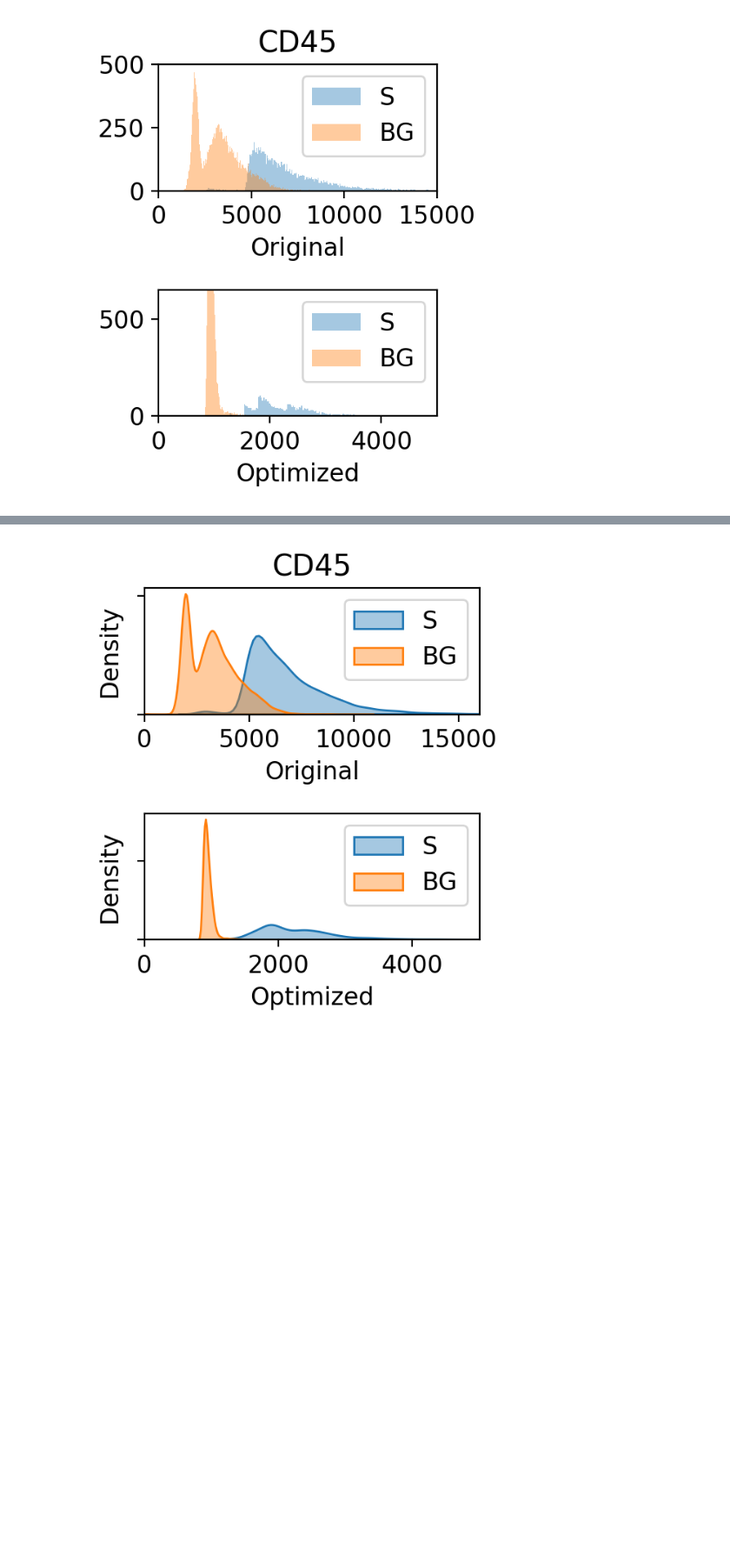
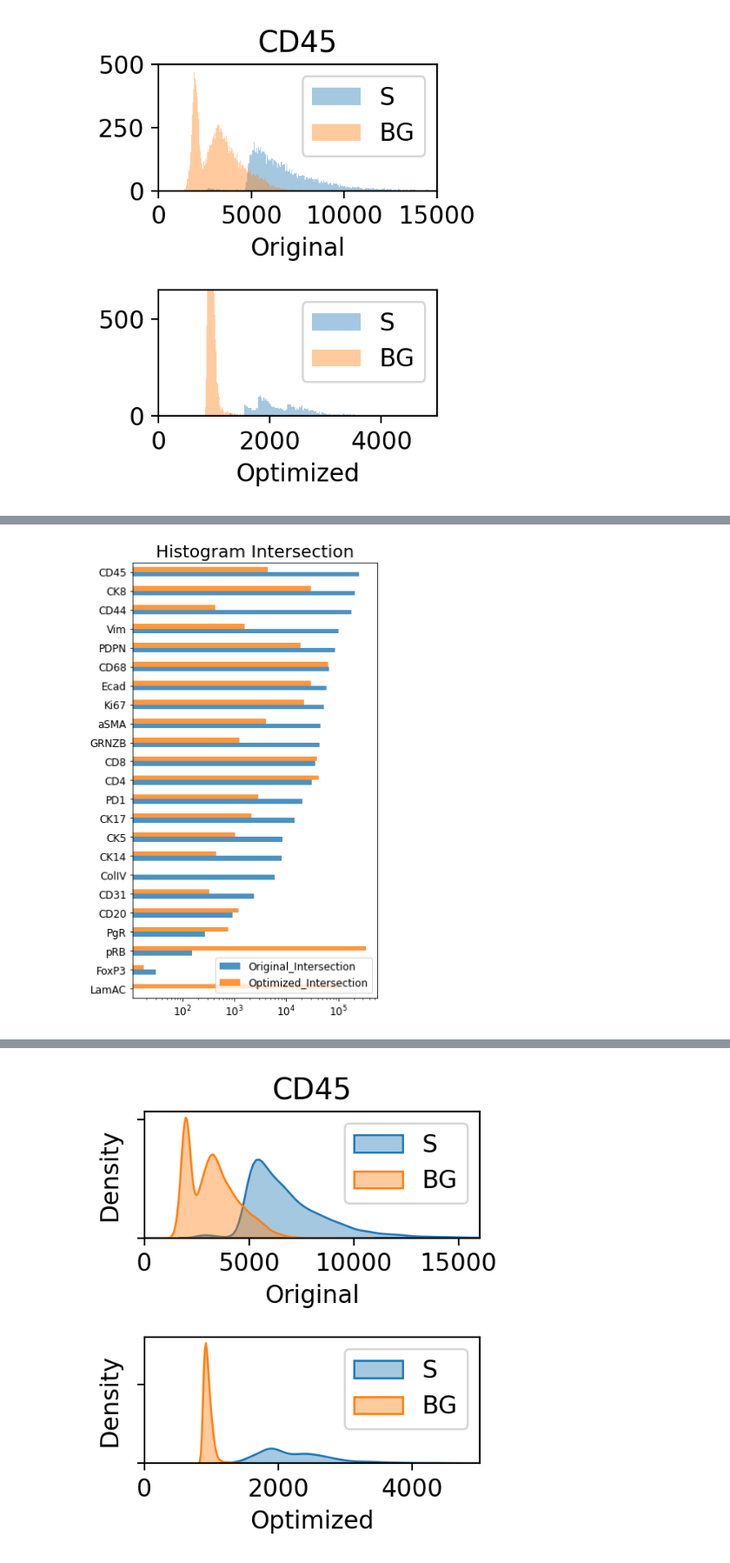
Before and after one commit to engjen/cycIF_Validation, a Jupyter notebook: Fig2_OrderOptimization_K154vsK175_analysis.ipynb, the cells around one changed output, grey strips where cells are left out. Shown: that part at 87% size. Drawn from its saved outputs; the diff is of its cells as text; code cells hidden in the pictures; blank space fills up the shorter version.

```diff
--- a/Fig2_OrderOptimization_K154vsK175_analysis.ipynb
+++ b/Fig2_OrderOptimization_K154vsK175_analysis.ipynb
@@ -128,3 +159,6 @@ df_mi_new['scene'] = [item.split('_')[0] for item in df_mi_new.index]
-# %%
-df_mi_new = df_mi_new[df_mi_new.scene.isin(['scene02', 'scene04', 'scene05', 'scene06', 'scene08', 'scene09'])]
-df_pos_new = df_pos_new[df_pos_new.scene.isin(['scene02', 'scene04', 'scene05', 'scene06', 'scene08', 'scene09'])]
+# %%
+df_mi = pd.DataFrame()
+df_mi_new = pd.DataFrame()
+for s_scene in ['scene02', 'scene04', 'scene05', 'scene06', 'scene08', 'scene09']:
+    df_mi = df_mi.append(pd.read_csv(f'{codedir}/Data/features_Her2B-K154-6S-{s_scene}_MeanIntensity.csv',index_col=0))
+    df_mi_new = df_mi_new.append(pd.read_csv(f'{codedir}/Data/features_HER2B-K175-{s_scene}_MeanIntensity.csv',index_col=0))
@@ -158,7 +196,7 @@ d_scene = {'AR_Nuclei':['scene008'],
            'CD20_Ring':['scene008'], #'scene002',
            'CD31_Ring':['scene002','scene006','scene008'],
            'CD44_Ring':['scene002','scene006','scene008'],
-           'CD45_Ring':['scene002','scene008'],
+           'CD45_Ring':['scene002','scene008','scene006'],
            'CD68_Ring':['scene002','scene006','scene008'],
            'CK5_Ring':['scene006'],
            'CK7_Ring':['scene002','scene006'],
@@ -285,7 +323,7 @@ dd_exclusive = {'CD4Tcell':{ 'FoxP3_Nuclei':'tumor',
     'CD20_Ring':'tumor',
     'CD45_Ring':'tumor',
     'CD4_Ring':'tumor'},
- 'CD8Tcell': {'CD8_Ring':'tumor',},
+ 'CD8Tcell': {'CD8_Ring':'tumor'},
 'tumor':{'CK8_Ring':'Stromal',
     'Ecad_Ring':'Stromal',
     'PgR_Nuclei':'Stromal',
@@ -353,0 +440,10 @@ for s_fg, d_exclusive in dd_exclusive.items():
+# %%
+fig,ax=plt.subplots(figsize=(5,8))
+df= df_result.loc[:,['Original_Intersection','Optimized_Intersection']].dropna().sort_values('Original_Intersection')
+df.index = [item.split('_')[0] for item in df.index]
+df.plot(kind='barh',log=True,alpha=0.8,ax=ax)
+ax.set_title('Histogram Intersection',fontsize=20)
+plt.tight_layout()
+fig.savefig(f'{codedir}/Figures/Her2B-K175/Original_Optimized_barplot.png')
+# %% [output]
+[figure, added]
```
Also changed, not shown: parts of 12 cells of this notebook, 2 other files.
